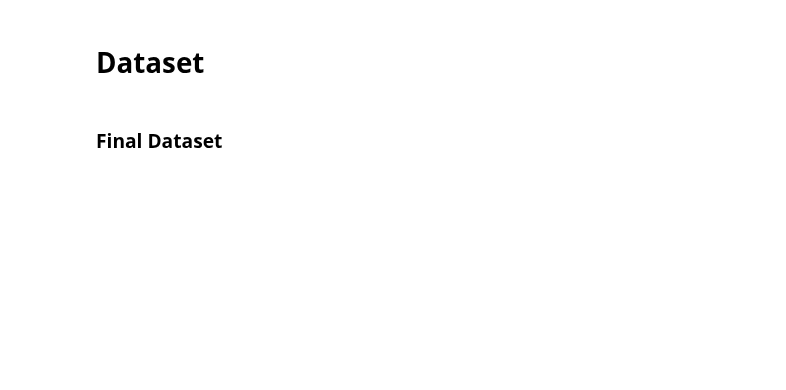
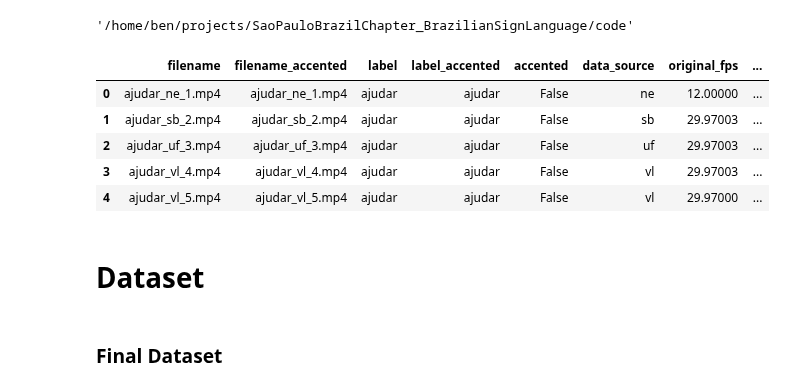
Before and after one commit to patrickf949/SaoPauloBrazilChapter_BrazilianSignLanguage, a Jupyter notebook: code/4_Report_Visualizations.ipynb, the cells around one changed output. Cells and saved outputs as stored; diff of their text form; code cells hidden in the pictures; blank space fills up the shorter version.

```diff
--- a/code/4_Report_Visualizations.ipynb
+++ b/code/4_Report_Visualizations.ipynb
@@ -0,0 +26,21 @@
+# %%
+os.getcwd()
+# %% [output]
+'/home/ben/projects/SaoPauloBrazilChapter_BrazilianSignLanguage/code'
+# %%
+path_to_root = '/home/ben/projects/SaoPauloBrazilChapter_BrazilianSignLanguage/'
+
+timestamp = "04242025"
+motion_version = "versionB"
+pose_version = "versionB"
+preprocess_version = "v4"
+
+metadata = pd.read_csv(path_to_root + f"data/preprocessed/landmarks_metadata_{preprocess_version}.csv")
+metadata.head()
+# %% [output]
+|  | filename | filename_accented | label | label_accented | accented | data_source | original_fps | ... |
+| 0 | ajudar_ne_1.mp4 | ajudar_ne_1.mp4 | ajudar | ajudar | False | ne | 12.00000 | ... |
+| 1 | ajudar_sb_2.mp4 | ajudar_sb_2.mp4 | ajudar | ajudar | False | sb | 29.97003 | ... |
+| 2 | ajudar_uf_3.mp4 | ajudar_uf_3.mp4 | ajudar | ajudar | False | uf | 29.97003 | ... |
+| 3 | ajudar_vl_4.mp4 | ajudar_vl_4.mp4 | ajudar | ajudar | False | vl | 29.97003 | ... |
+| 4 | ajudar_vl_5.mp4 | ajudar_vl_5.mp4 | ajudar | ajudar | False | vl | 29.97000 | ... |
```
Also changed, not shown: parts of 21 cells of this notebook, 3 other files.
